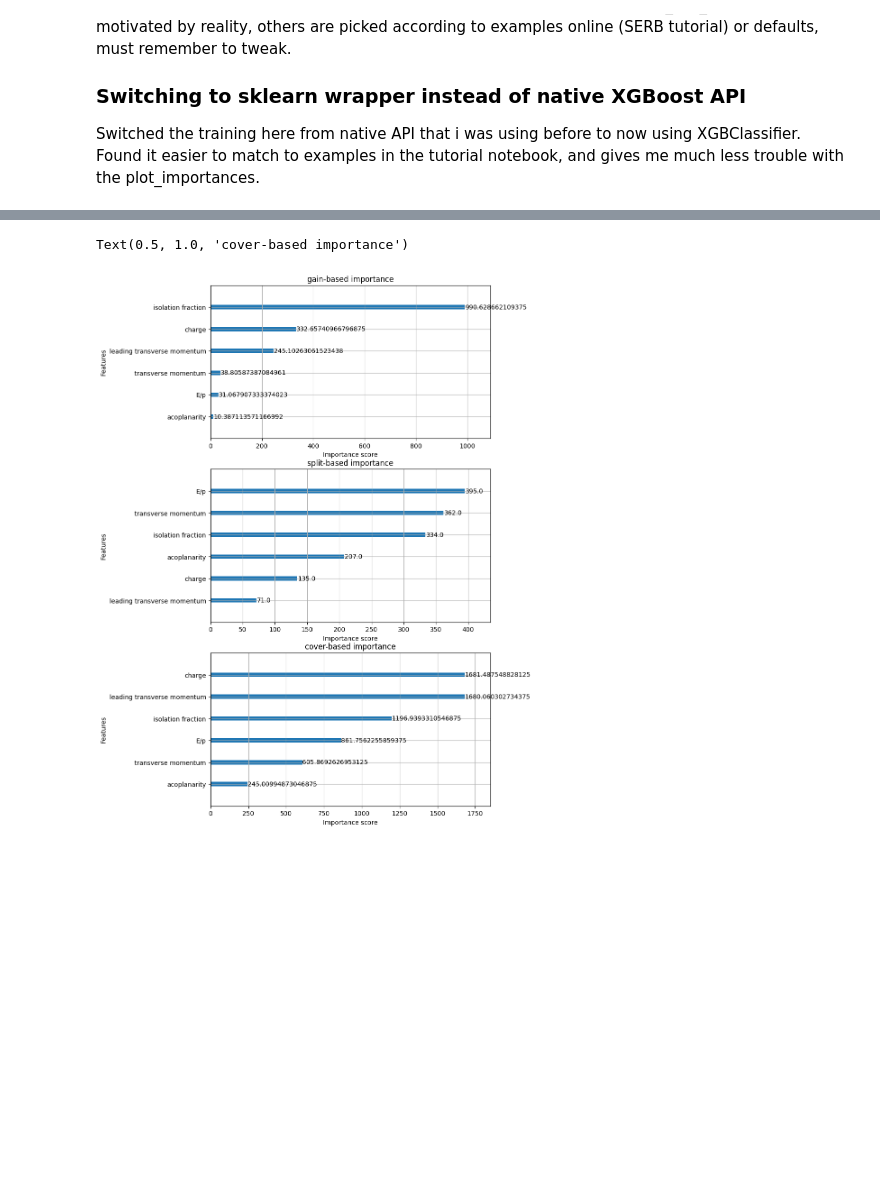
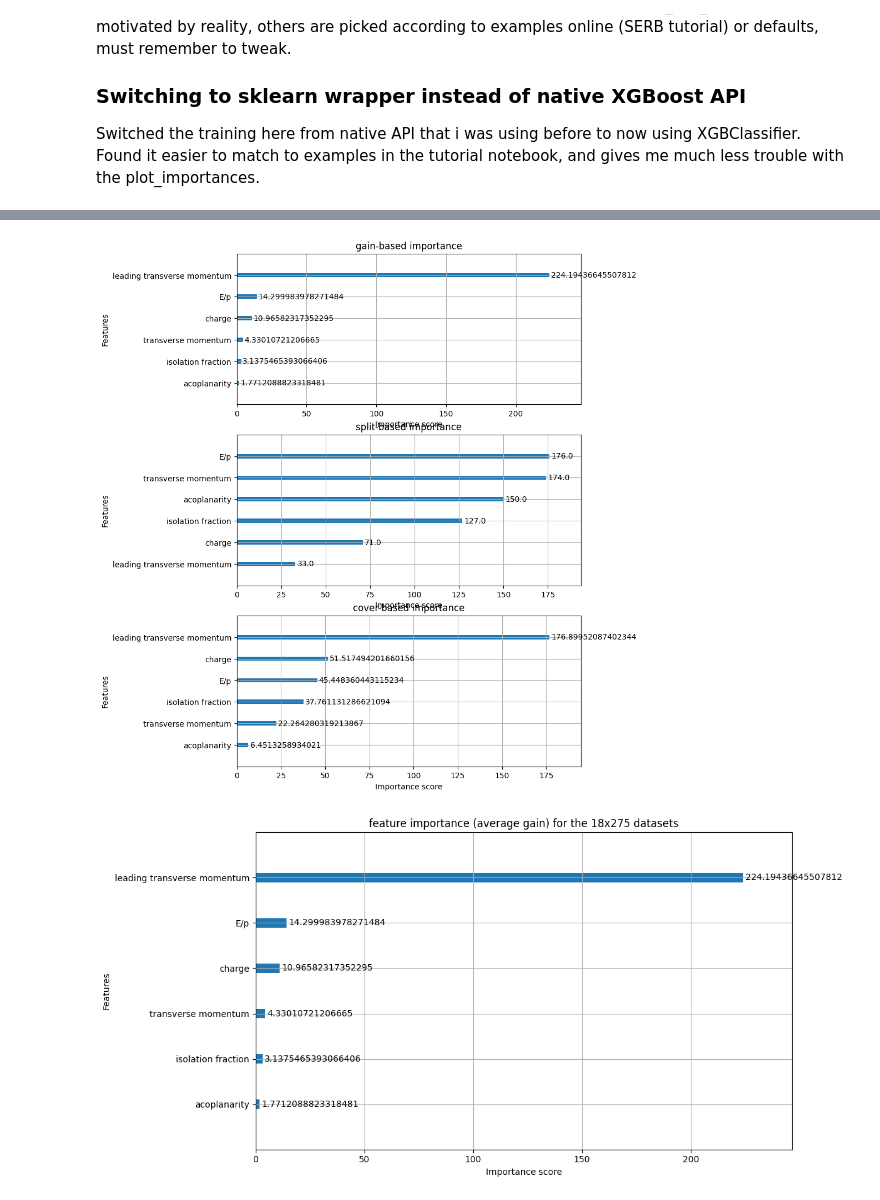
Before and after one commit to nalted/Masters-Project-Public, a Jupyter notebook: projectxg/xgboost_tutorial.ipynb, the cells around one changed output, grey strips where cells are left out. Cells and saved outputs as stored; diff of their text form; code cells hidden in the pictures; blank space fills up the shorter version.

```diff
--- a/projectxg/xgboost_tutorial.ipynb
+++ b/projectxg/xgboost_tutorial.ipynb
@@ -635,4 +666,4 @@ def find_greatest_pt(pt_array):
 # %%
 # greatest pt among charged candidates
 
-is_leading_pt = find_greatest_pt(ch_pt)
+is_leading_pt = find_greatest_pt(pt)
@@ -744,15 +769,39 @@ Switched the training here from native API that i was using before to now using
 # %%
 from sklearn.model_selection import train_test_split
 from xgboost import XGBClassifier
+
 # split events
-unique_events = X_df['event_id'].unique() # fetches all unique ID values (i.e. 0, 1, 2, all the way to the number of events -1)
+unique_events = X_df['event_id'].unique()  # fetches all unique event IDs
 train_events, val_events = train_test_split(unique_events, test_size=0.2, random_state=42)
 
-train_mask = X_df['event_id'].isin(train_events) # new masks to manually split the data based on the event IDs
+train_mask = X_df['event_id'].isin(train_events)  # split rows based on event IDs
 val_mask = X_df['event_id'].isin(val_events)
 
+# --- truth check using the same logic as labels: first final-state electron only ---
+# supervisor rule interpreted exactly as in labeling cell: first MC particle with (pdg==11 and gen==1)
+n_true_scattered_e_train = 0
+n_train_events_with_no_truth_e = 0
+for ev in train_events:
+    ev_idx = int(ev)
+    ev_pdgs = np.asarray(mc_pdg[ev_idx])
+    ev_gens = np.asarray(mc_gen[ev_idx])
 
-X = np.asarray(X_df[["E_over_p", "isolation_frac", "is_leading_pt", "charge", "pt", "acoplanarity"]]) # features for training, converted to numpy arrays for XGBoost
+    target_mc = -1
+    for idx, (pdg, gen) in enumerate(zip(ev_pdgs, ev_gens)):
+        if pdg == 11 and gen == 1:
+            target_mc = idx
+            break
+
+    if target_mc >= 0:
+        n_true_scattered_e_train += 1
+    else:
+        n_train_events_with_no_truth_e += 1
+
+print(f"train events: {len(train_events)}")
+print(f"true scattered electrons in train events (same first-match logic as labels): {n_true_scattered_e_train}")
+print(f"train events with no truth scattered electron found: {n_train_events_with_no_truth_e}")
+
+X = np.asarray(X_df[["E_over_p", "isolation_frac", "is_leading_pt", "charge", "pt", "acoplanarity"]])  # features for training
 y = np.asarray(y)
 
 X_train = X[train_mask]
@@ -771,13 +820,12 @@ print(f"true electrons in val: {y_val.sum()}")
 
 feature_names = ["E/p", "isolation fraction", "leading transverse momentum", "charge", "transverse momentum", "acoplanarity"]
 
-
 # training using sklearn API
 model = XGBClassifier(
     objective="binary:logistic",
     eval_metric="auc",
     eta=0.1,
-    max_depth=4,
+    max_depth=6,
     subsample=0.8,
     colsample_bytree=1.0,
     scale_pos_weight=scale_pos_weight,
@@ -786,5 +834,5 @@ model = XGBClassifier(
     early_stopping_rounds=20
 )
 
-model.fit(X_train, y_train, eval_set=[(X_val, y_val)], verbose=True) # verbose = True to show training progress
+model.fit(X_train, y_train, eval_set=[(X_val, y_val)], verbose=True)  # verbose=True to show training progress
 # %% [output]
@@ -916,18 +978,24 @@ compare_train_test(model, X_train, y_train, X_val, y_val)
 # %%
 # three different types of importance
 booster = model.get_booster()
 booster.feature_names = feature_names
 
-fig, (ax1, ax2, ax3) = plt.subplots(3, 1, figsize = (8, 15))
+fig, (ax1, ax2, ax3) = plt.subplots(3, 1, figsize = (8, 12))
 
 xgb.plot_importance(booster, ax = ax1, importance_type = "gain")
 ax1.set_title("gain-based importance")
 
 xgb.plot_importance(booster, ax = ax2, importance_type = "weight")
 ax2.set_title("split-based importance")
 
 xgb.plot_importance(booster, ax = ax3, importance_type = "cover")
 ax3.set_title("cover-based importance")
+
+fig, ax = plt.subplots(figsize=(12, 6))
+xgb.plot_importance(booster, ax=ax, importance_type="gain")
+ax.set_title("feature importance (average gain) for the 18x275 datasets")
+plt.tight_layout()
+plt.show()
 # %% [output]
-Text(0.5, 1.0, 'cover-based importance')
-[figure, old version]
+[figure, new version]
+[figure, added]
```
Also changed, not shown: parts of 53 cells of this notebook, 7 other files.
